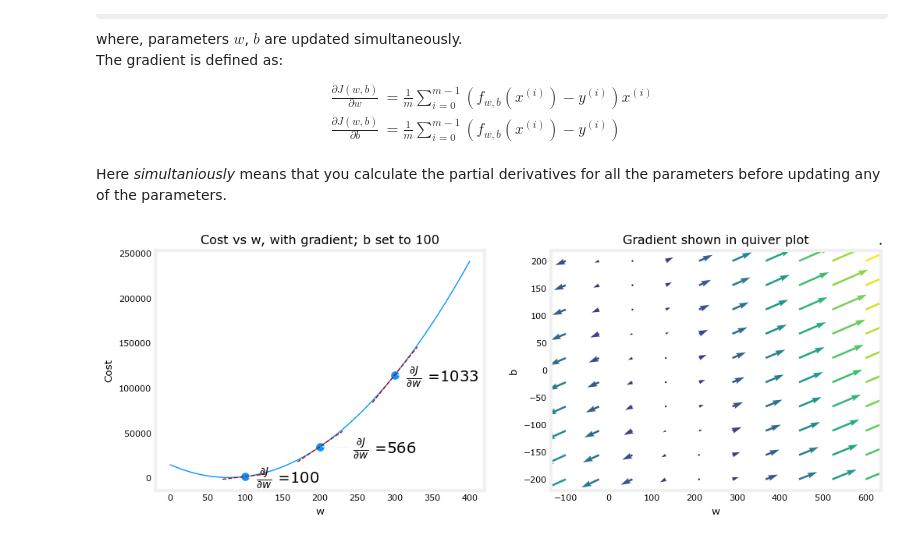
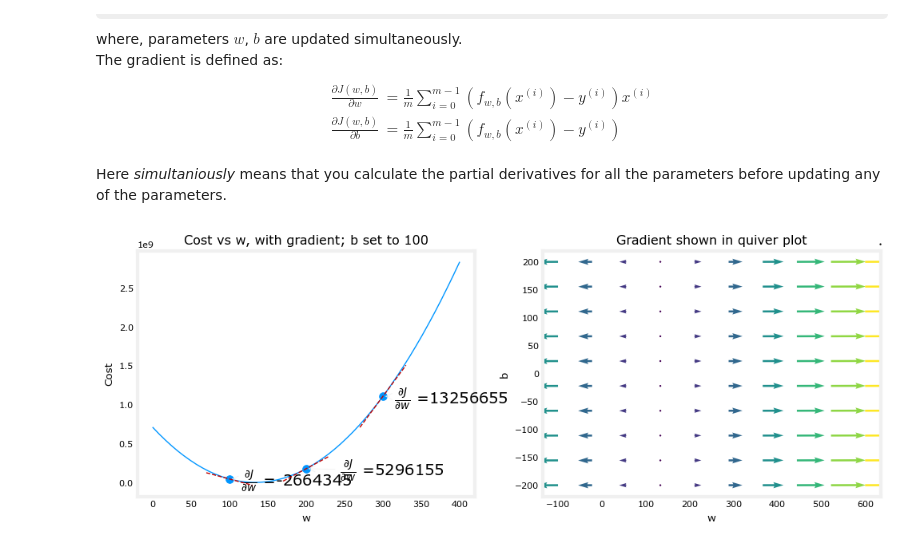
Before and after one commit to Ali-awesome/ML_coursera, a Jupyter notebook: codes/C1W1_Practice.ipynb, the cells around one changed output. Saved outputs shown, nothing was run; the diff lists cells and outputs as text; code cells hidden in the pictures; some formulas as TeX source.

Commit message:
Fitting the curve

```diff
--- a/codes/C1W1_Practice.ipynb
+++ b/codes/C1W1_Practice.ipynb
@@ -96,8 +97,8 @@ def gradient_deriv(x, y, w, b):
 # %%
-plt_gradients(x11,y11, cost_function, gradient_deriv)
+plt_gradients(x_feature,y_target, cost_function, gradient_deriv)
 plt.show()
 # %% [output]
-[figure, old version]
+[figure, new version]
 # %%
 # Computing gradient descent
 def gradient_descent(x, y, w_ini, b_ini, alpha, num_iteration, cost_func, grad_deriv):
```
Also changed, not shown: parts of 8 cells of this notebook.
